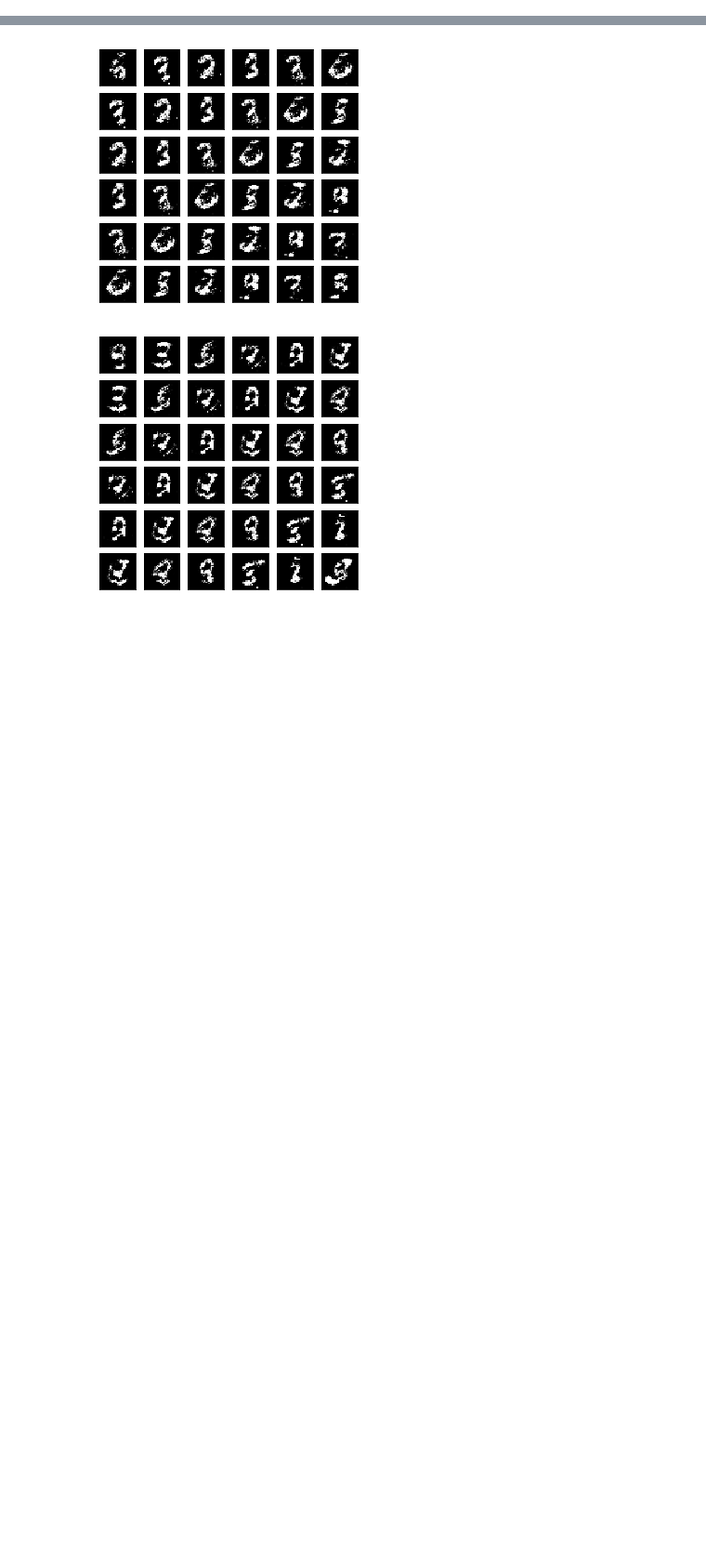
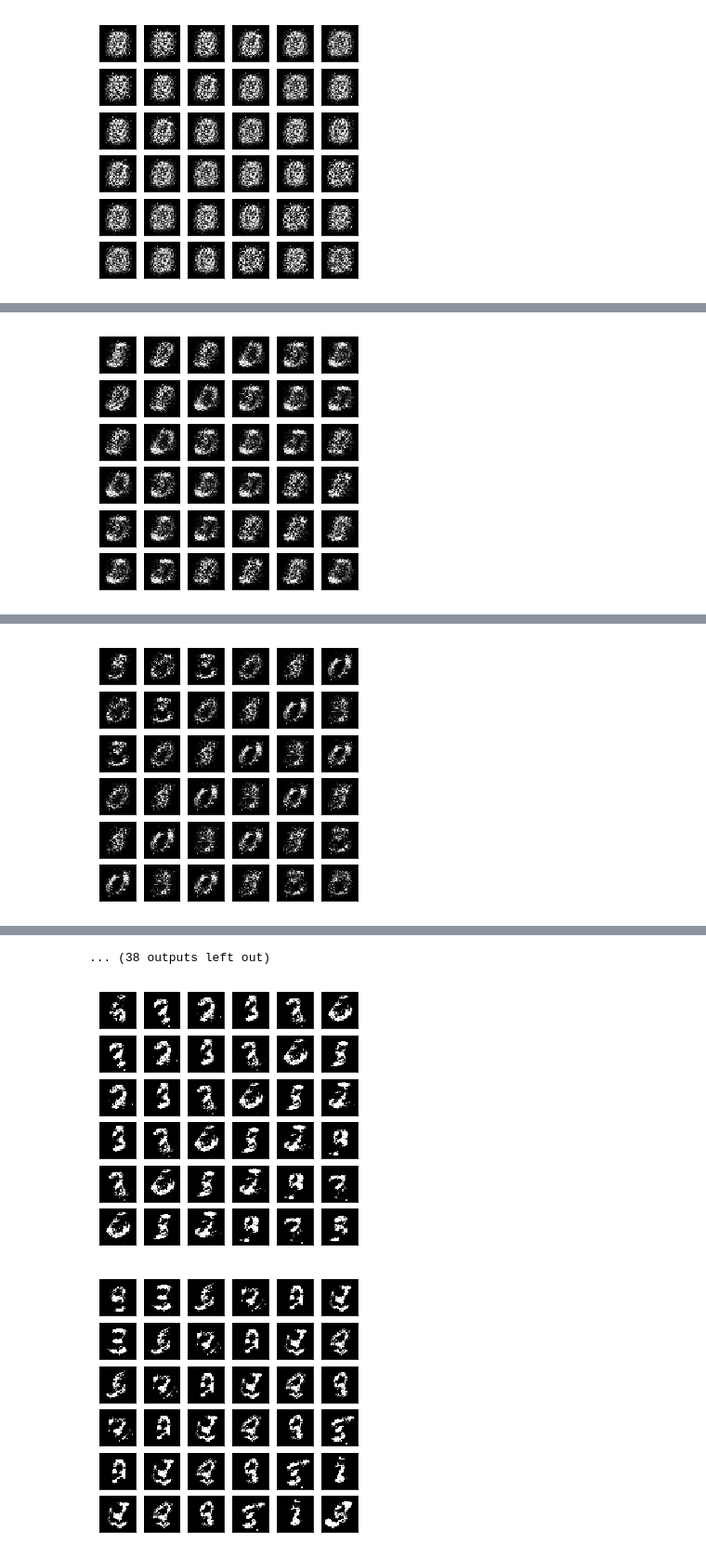
Before and after one commit to shayneobrien/generative-models, a Jupyter notebook: notebooks/11-information-gan.ipynb, the cells around one changed output, grey strips where cells are left out. Shown at 93% size. Saved outputs shown, nothing was run; the diff lists cells and outputs as text; code cells hidden in the pictures; blank space fills up the shorter version.

```diff
--- a/notebooks/11-information-gan.ipynb
+++ b/notebooks/11-information-gan.ipynb
@@ -429,0 +1,31 @@ Epoch[6/25], G Loss: 2.1431, D Loss: 0.5917, MI Loss: 0.0788
+# %%
+import os, sys
+sys.path.append(os.path.abspath(os.path.join('..')))
+from src.info_gan import *
+
+# Enable Jupyter notebook plotting
+%matplotlib inline
+
+# Load in binarized MNIST data, separate into data loaders
+train_iter, val_iter, test_iter = get_data()
+
+# Init model
+model = InfoGAN(image_size=784,
+                hidden_dim=256,
+                z_dim=128,
+                disc_dim=10,
+                cont_dim=10)
+
+# Init trainer
+trainer = InfoGANTrainer(model=model,
+                         train_iter=train_iter,
+                         val_iter=val_iter,
+                         test_iter=test_iter,
+                         viz=True)
+
+# Train
+trainer.train(num_epochs=25,
+              G_lr=2e-4,
+              D_lr=2e-4,
+              D_steps=1)
+# %% [output]
@@ -429,0 +33 @@ Epoch[6/25], G Loss: 2.1431, D Loss: 0.5917, MI Loss: 0.0788
+[figure, added]
@@ -429,0 +35 @@ Epoch[6/25], G Loss: 2.1431, D Loss: 0.5917, MI Loss: 0.0788
+[figure, added]
@@ -429,0 +37 @@ Epoch[6/25], G Loss: 2.1431, D Loss: 0.5917, MI Loss: 0.0788
+[figure, added]
@@ -430,3 +44,4 @@ Epoch[6/25], G Loss: 2.1431, D Loss: 0.5917, MI Loss: 0.0788
+... (38 outputs left out)
 # %%
 # c does not innately correspond to the digit being produced
 # These seem to be 3. They would be crisper given a stronger GAN architecture.
```
Also changed, not shown: parts of 2 cells of this notebook, 28 other files.
